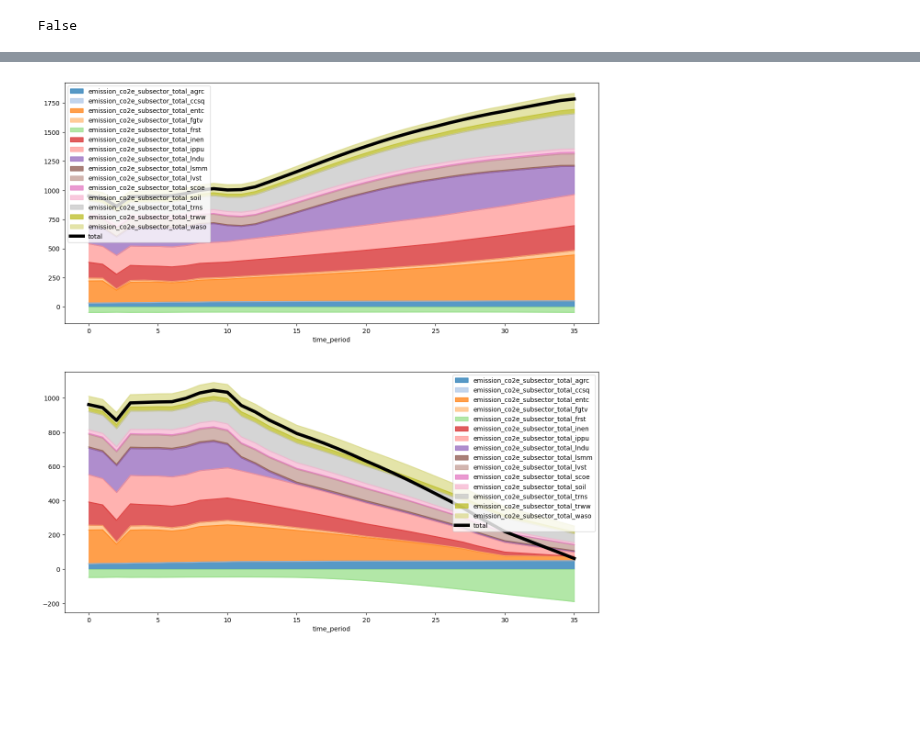
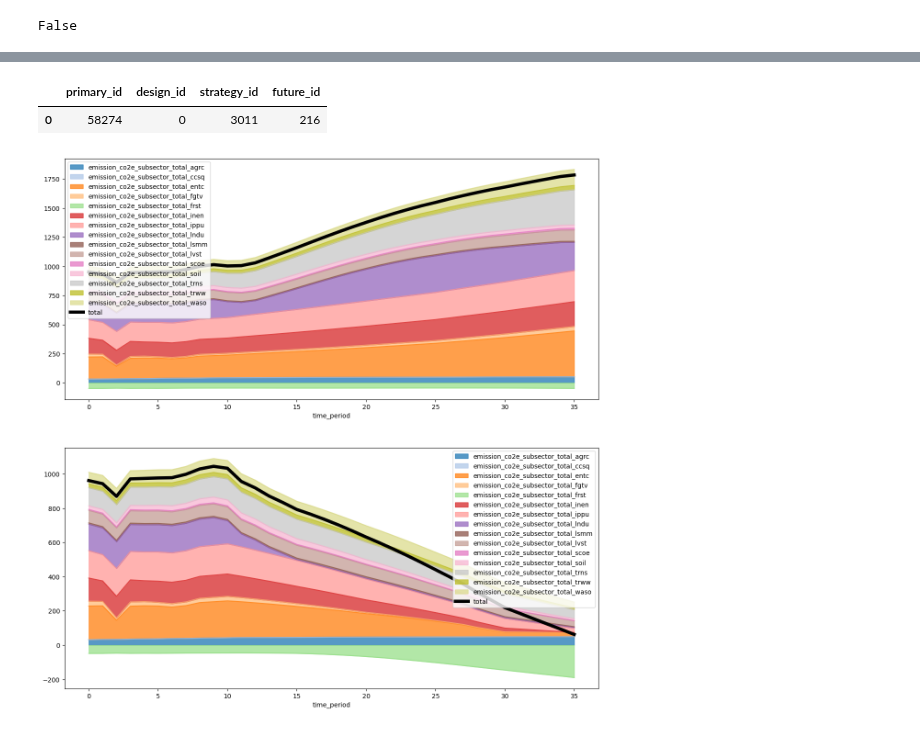
Before and after one commit to jcsyme/sisepuede, a Jupyter notebook: python/build_transformations.ipynb, the cells around one changed output, grey strips where cells are left out. Saved outputs shown, nothing was run; the diff lists cells and outputs as text; code cells hidden in the pictures; blank space fills up the shorter version.

```diff
--- a/python/build_transformations.ipynb
+++ b/python/build_transformations.ipynb
@@ -1227,6 +1242,15 @@ df_out
 # %%
 #idt_output = sisepuede.database.db.dict_iterative_database_tables.get("MODEL_OUTPUT")
 #idt_output._drop_indices([("colombia", 125125)])
+
+# get_dims_from_key
+# get_indexing_dataframe_from_primary_key
+
+
+sisepuede.experimental_manager.primary_key_database.get_indexing_dataframe_from_primary_key([58274])
+# %% [output]
+|  | primary_id | design_id | strategy_id | future_id |
+| 0 | 58274 | 0 | 3011 | 216 |
 # %%
 
 # 3008, 3009, 303
```
Also changed, not shown: parts of 2 cells of this notebook, 8 other files.
